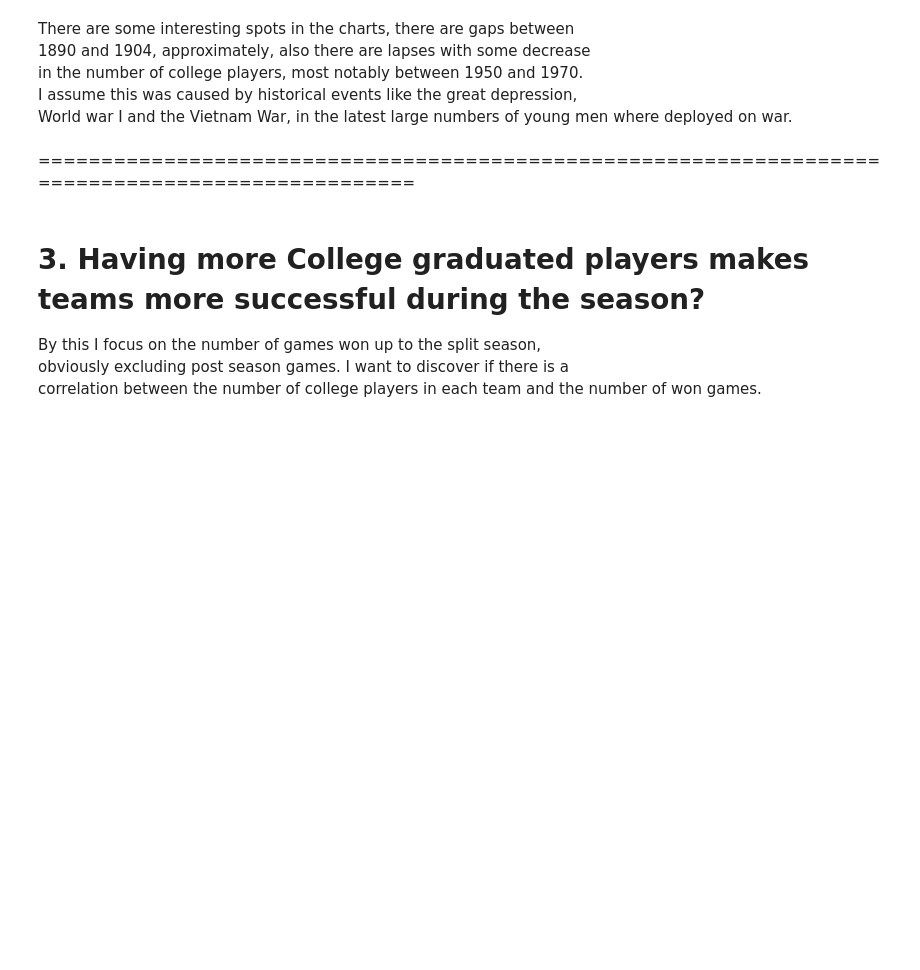
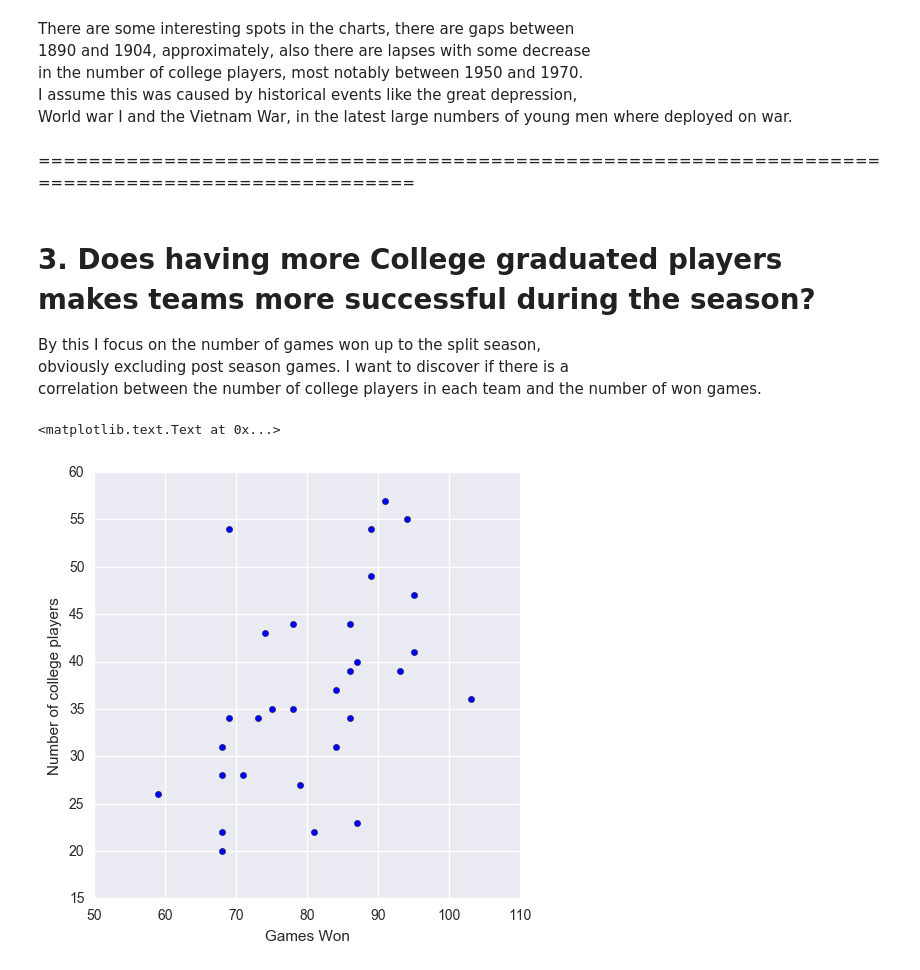
Before and after one commit to ulitosCoder/DataAnalysis, a Jupyter notebook: project_investigate_a_dataset/Baseball Data Analysis.ipynb, the cells around one changed output. Drawn from its saved outputs; the diff is of its cells as text; code cells hidden in the pictures; blank space fills up the shorter version.

```diff
--- a/project_investigate_a_dataset/Baseball Data Analysis.ipynb
+++ b/project_investigate_a_dataset/Baseball Data Analysis.ipynb
@@ -297,9 +299,33 @@ World war I and the Vietnam War, in the latest large numbers of young men where
 # %% [markdown]
 =================================================================================================
 # %% [markdown]
-# 3. Having more College graduated players makes teams more successful during the season?
+# 3. Does having more College graduated players  makes teams more successful during the season?
 
 
 By this I focus on the number of games won up to the split season, <br>
 obviously excluding post season games. I want to discover if there is a<br>
 correlation between the number of college players in each team and the number of won games.
+# %%
+#just as with the previous section, let us count the number of college players
+#and append a new column to the TeamsHalf Dataframe
+
+teams_clgplr = count_college_players(teams_df)
+
+teams_clgplr = teams_clgplr.sort_values(by='yearID', ascending=False)
+# %%
+
+teams_clgplr2016 = teams_clgplr[teams_clgplr['yearID']==2016]
+
+
+x = teams_clgplr2016.W.values
+y = teams_clgplr2016.college_player_count.values
+
+
+fig, axScatter = plt.subplots(figsize=(5.5, 5.5))
+
+axScatter.scatter(x,y,label='a label')
+axScatter.set_xlabel('Games Won')
+axScatter.set_ylabel('Number of college players')
+# %% [output]
+<matplotlib.text.Text at 0x...>
+[figure, added]
```
Also changed, not shown: parts of 4 cells of this notebook.
